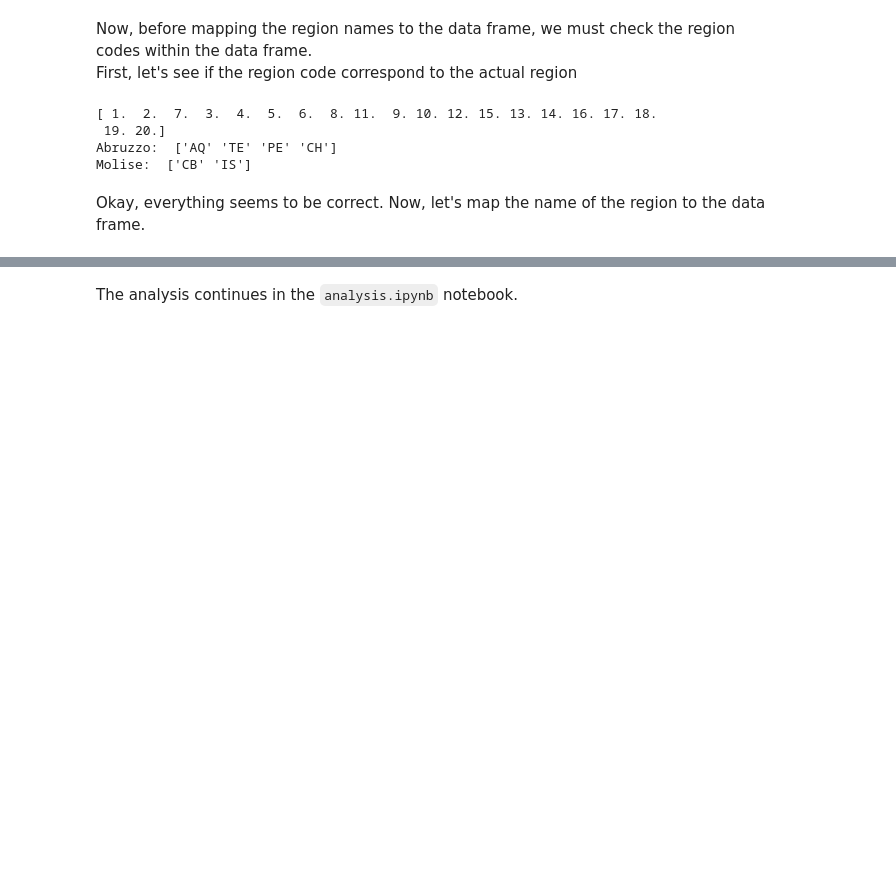
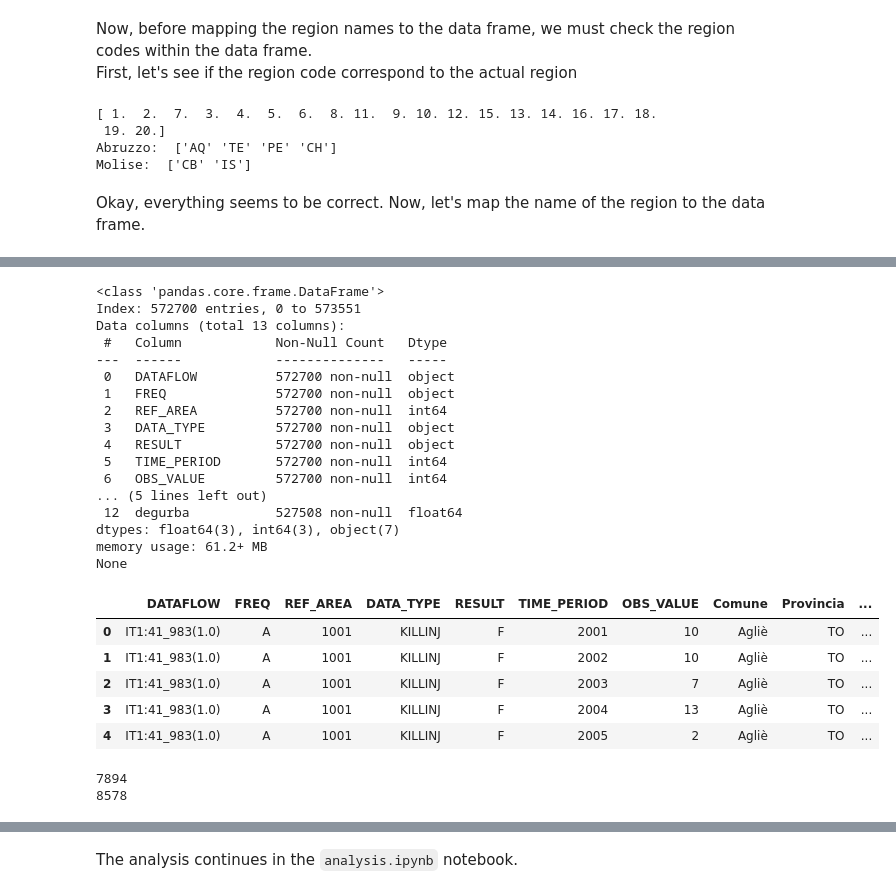
Before and after one commit to marcoboscato/ISTAT_traffic_analysis, a Jupyter notebook: data_preparation.ipynb, the cells around one changed output, grey strips where cells are left out. Saved outputs shown, nothing was run; the diff lists cells and outputs as text; code cells hidden in the pictures; blank space fills up the shorter version.

Commit message:
added the degurba, 3 tentative without clustering method

```diff
--- a/data_preparation.ipynb
+++ b/data_preparation.ipynb
@@ -663,0 +671,40 @@ None
+# %%
+degurba_df = pd.read_csv("data/Comuni - Caratteristiche del territorio Data Indagine 01-08-2026.csv", sep=";")
+
+# create a dictionary which each city code has its corresponding degurba
+degurba_dict = dict(zip(degurba_df['Codice comune (numerico)'], degurba_df['Degurba 2021']))
+
+df_combined['degurba'] = df_combined['REF_AREA'].map(degurba_dict)
+
+print(df_combined.info())
+df_combined.head()
+# %% [output]
+<class 'pandas.core.frame.DataFrame'>
+Index: 572700 entries, 0 to 573551
+Data columns (total 13 columns):
+ #   Column            Non-Null Count   Dtype
+---  ------            --------------   -----
+ 0   DATAFLOW          572700 non-null  object
+ 1   FREQ              572700 non-null  object
+ 2   REF_AREA          572700 non-null  int64
+ 3   DATA_TYPE         572700 non-null  object
+ 4   RESULT            572700 non-null  object
+ 5   TIME_PERIOD       572700 non-null  int64
+ 6   OBS_VALUE         572700 non-null  int64
+... (5 lines left out)
+ 12  degurba           527508 non-null  float64
+dtypes: float64(3), int64(3), object(7)
+memory usage: 61.2+ MB
+None
+|  | DATAFLOW | FREQ | REF_AREA | DATA_TYPE | RESULT | TIME_PERIOD | OBS_VALUE | Comune | Provincia | ... |
+| 0 | IT1:41_983(1.0) | A | 1001 | KILLINJ | F | 2001 | 10 | Agliè | TO | ... |
+| 1 | IT1:41_983(1.0) | A | 1001 | KILLINJ | F | 2002 | 10 | Agliè | TO | ... |
+| 2 | IT1:41_983(1.0) | A | 1001 | KILLINJ | F | 2003 | 7 | Agliè | TO | ... |
+| 3 | IT1:41_983(1.0) | A | 1001 | KILLINJ | F | 2004 | 13 | Agliè | TO | ... |
+| 4 | IT1:41_983(1.0) | A | 1001 | KILLINJ | F | 2005 | 2 | Agliè | TO | ... |
+# %%
+print(degurba_df['Codice comune (numerico)'].nunique())
+print(df_combined['REF_AREA'].nunique())
+# %% [output]
+7894
+8578
```
Also changed, not shown: parts of 9 cells of this notebook, 5 other files.
